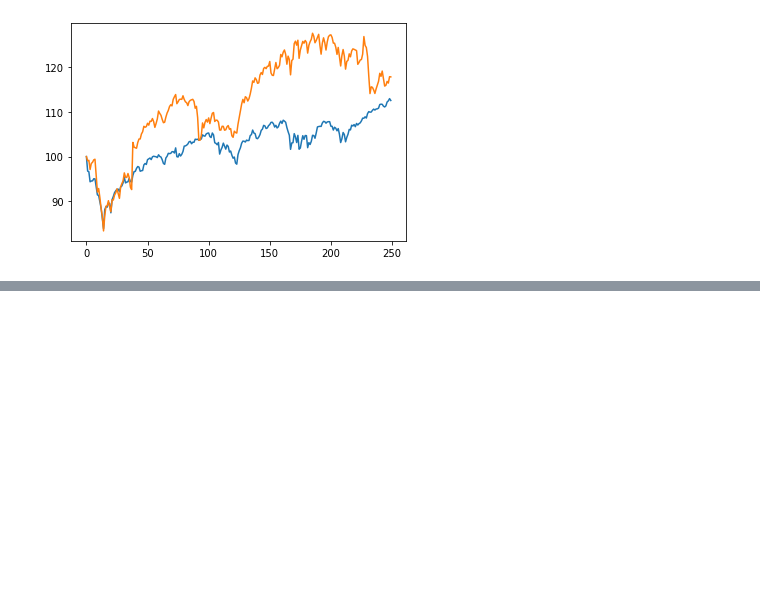
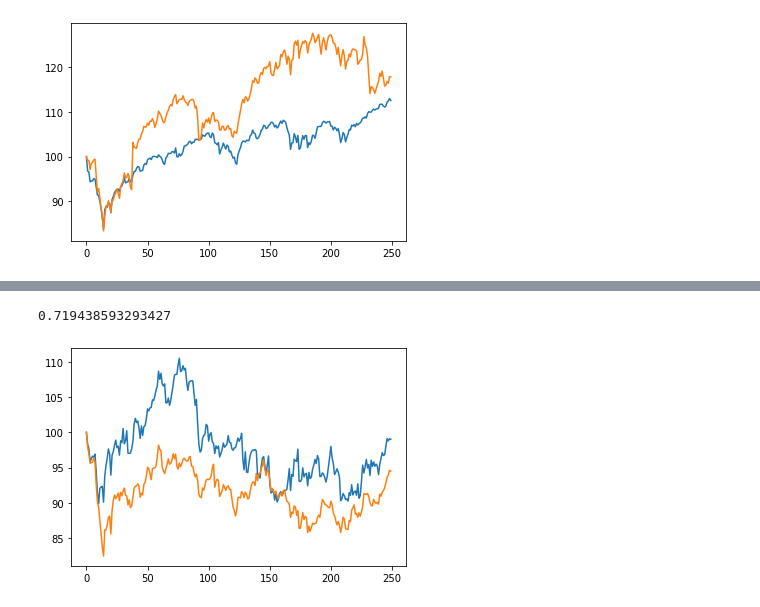
Before and after one commit to marthakarran/Project-1, a Jupyter notebook: project1.ipynb, the cells around one changed output, grey strips where cells are left out. Saved outputs shown, nothing was run; the diff lists cells and outputs as text; code cells hidden in the pictures; blank space fills up the shorter version.

```diff
--- a/project1.ipynb
+++ b/project1.ipynb
@@ -83,0 +105,7 @@ spypct.corr(sykpct)
+# %%
+plt.plot(llypct)
+plt.plot(ihepct)
+llypct.corr(ihepct)
+# %% [output]
+0.719438593293427
+[figure, added]
```
Also changed, not shown: parts of 4 cells of this notebook.
